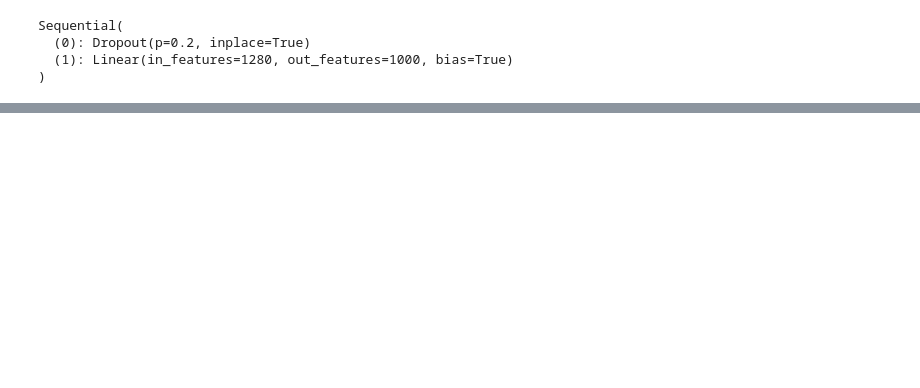
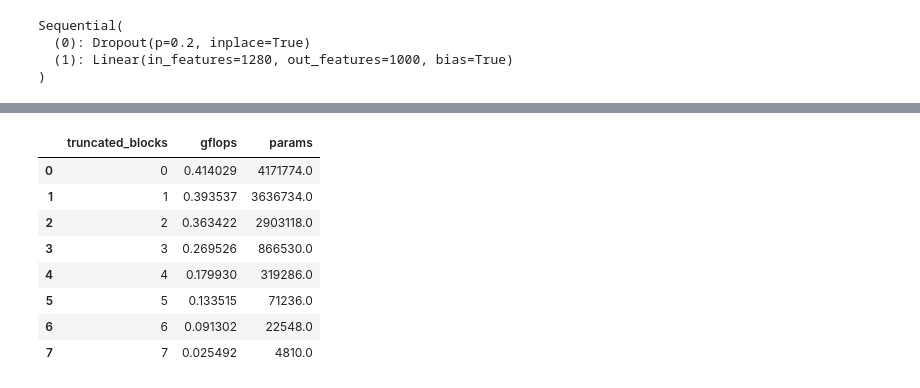
Before and after one commit to noahba65/cxr_thesis, a Jupyter notebook: explore_model.ipynb, the cells around one changed output, grey strips where cells are left out. Cells and saved outputs as stored; diff of their text form; code cells hidden in the pictures; blank space fills up the shorter version.

```diff
--- a/explore_model.ipynb
+++ b/explore_model.ipynb
@@ -175,0 +306,38 @@ Sequential(
+# %%
+def compute_model_stats(model, batch_size, image_size, device="cuda" if torch.cuda.is_available() else "cpu"):
+    """
+    Computes the FLOPs and number of parameters for a given model.
+
+    Args:
+        model (torch.nn.Module): The model to evaluate.
+        batch_size (int): The batch size for the dummy input.
+        image_size (int): The height and width of the input image.
+        device (str): The device to perform computations on ("cuda" or "cpu").
+
+    Returns:
+        tuple: (GFLOPs, parameters)
+    """
+    model.to(device)  # Move model to the specified device
+    dummy_input = torch.randn(batch_size, 3, image_size, image_size).to(device)
+
+    flops, params = profile(model, inputs=(dummy_input,))
+    gflops = flops / 1e9  # Convert to GFLOPs
+
+    print(f"GFLOPs: {gflops:.3f}")
+    print(f"Parameters: {params:,}")  # Add commas for readability
+
+    return gflops, params
+# %%
+gflops_list = []
+params_list = []
+truncated_blocks = []
+
+for i in range(8):
+
+    model = TruncatedEffNet(effnet, num_classes=2, removed_layers=i, batch_size=batch_size, image_size=image_size)
+
+    gflops, params =  compute_model_stats(model=model, batch_size=1, image_size=224)
+
+    gflops_list.append(gflops)
+    params_list.append(params)
+    truncated_blocks.append(i)
@@ -175,0 +362,12 @@ Sequential(
+# %%
+pd.DataFrame({'truncated_blocks': truncated_blocks, 'gflops': gflops_list, 'params': params_list})
+# %% [output]
+|  | truncated_blocks | gflops | params |
+| 0 | 0 | 0.414029 | 4171774.0 |
+| 1 | 1 | 0.393537 | 3636734.0 |
+| 2 | 2 | 0.363422 | 2903118.0 |
+| 3 | 3 | 0.269526 | 866530.0 |
+| 4 | 4 | 0.179930 | 319286.0 |
+| 5 | 5 | 0.133515 | 71236.0 |
+| 6 | 6 | 0.091302 | 22548.0 |
+| 7 | 7 | 0.025492 | 4810.0 |
```
Also changed, not shown: parts of 15 cells of this notebook.
